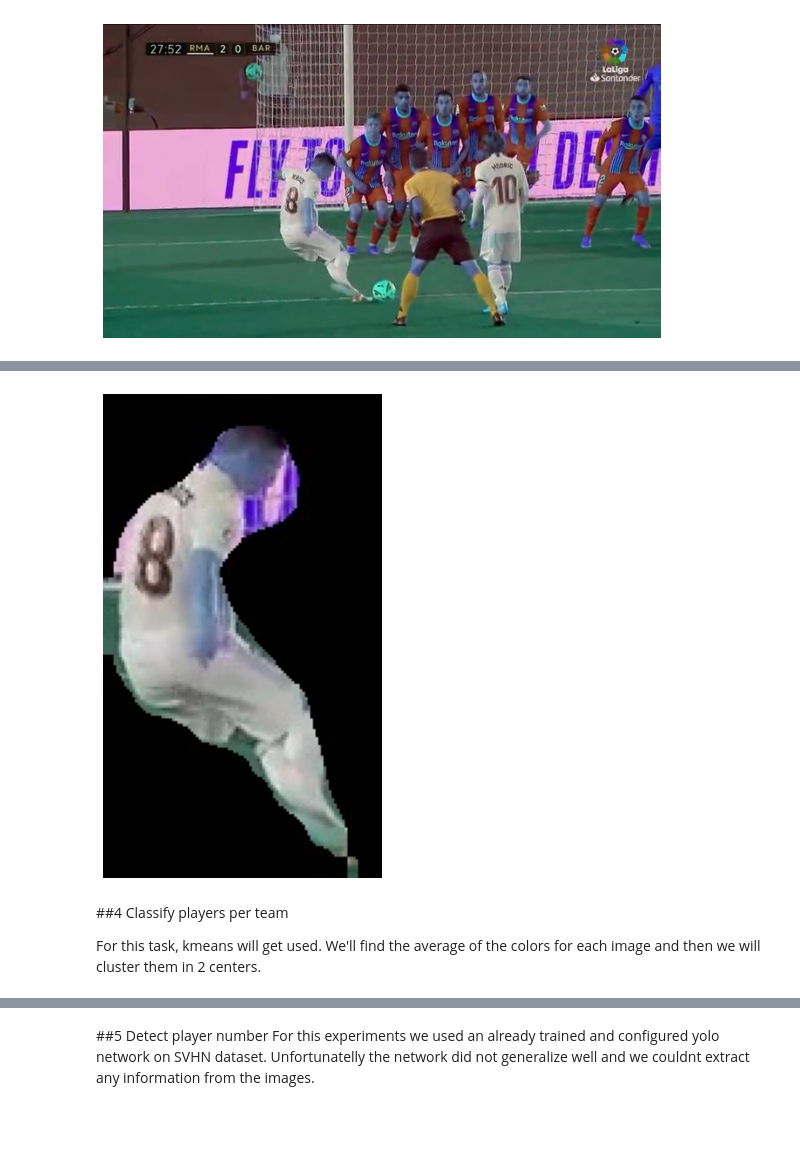
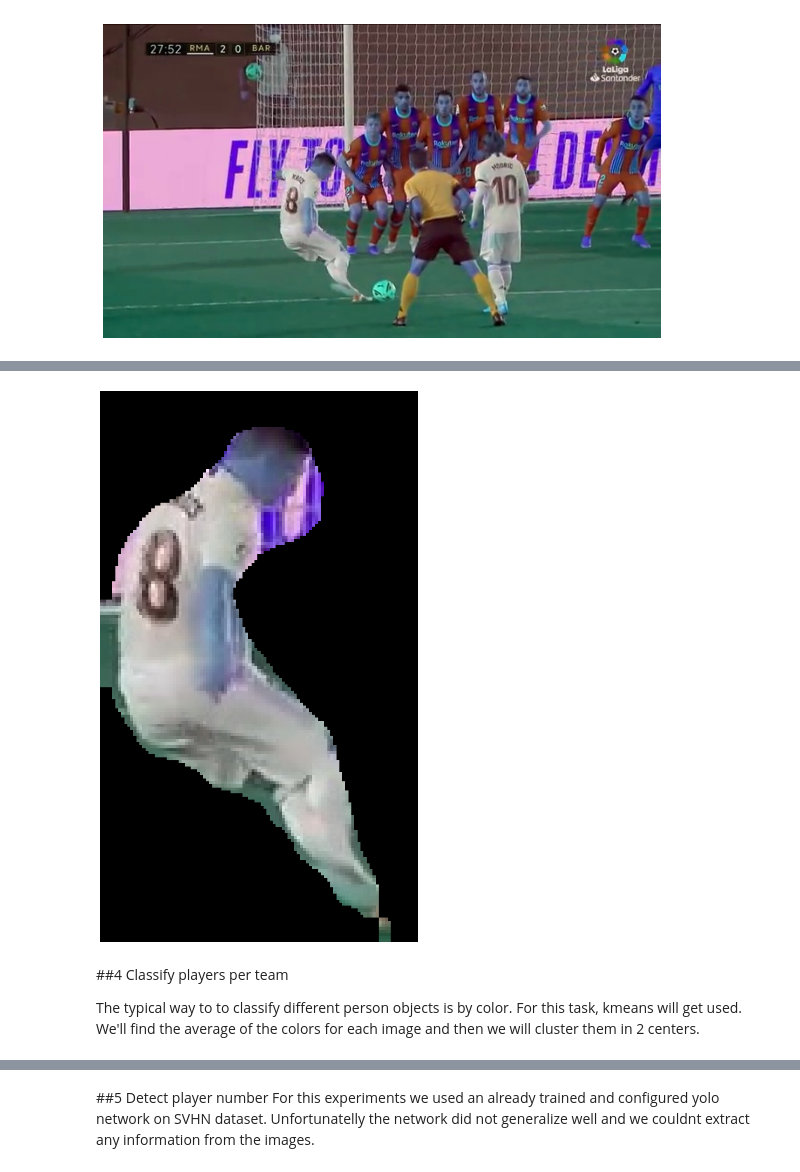
Before and after one commit to teoad95/Sport-analytics, a Jupyter notebook: Football_analytics.ipynb, the cells around one changed output, grey strips where cells are left out. Cells and saved outputs as stored; diff of their text form; code cells hidden in the pictures; blank space fills up the shorter version.

```diff
--- a/Football_analytics.ipynb
+++ b/Football_analytics.ipynb
@@ -324,13 +283,10 @@ extract_players(cv2.imread(image_location2, cv2.IMREAD_UNCHANGED))
-# %%
-from matplotlib import pyplot as plt
-plt.figure(figsize=(5,15))
-plt.imshow(cv2.imread('/content/ImagesFromObject/person2.jpg', cv2.IMREAD_UNCHANGED))
-plt.axis('off')
-plt.show()
-# %% [output]
-[figure, removed]
+# %%
+plot_image(players[2])
+# %% [output]
+[figure, added]
 # %% [markdown]
 ##4 Classify players per team
 
+The typical way to to classify different person objects is by color.
 For this task, kmeans will get used.
 We'll find the average of the colors for each image and then we will cluster them in 2 centers.
```
Also changed, not shown: parts of 28 cells of this notebook.
